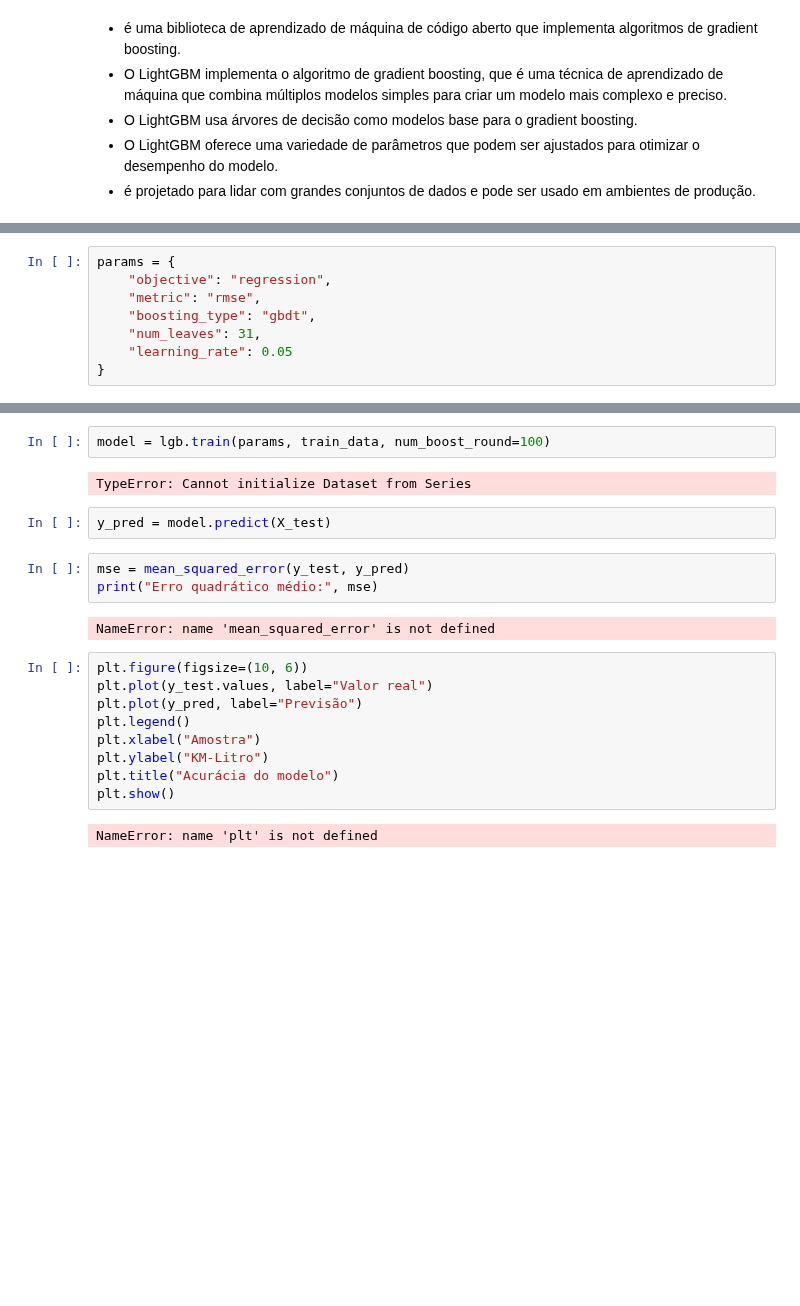
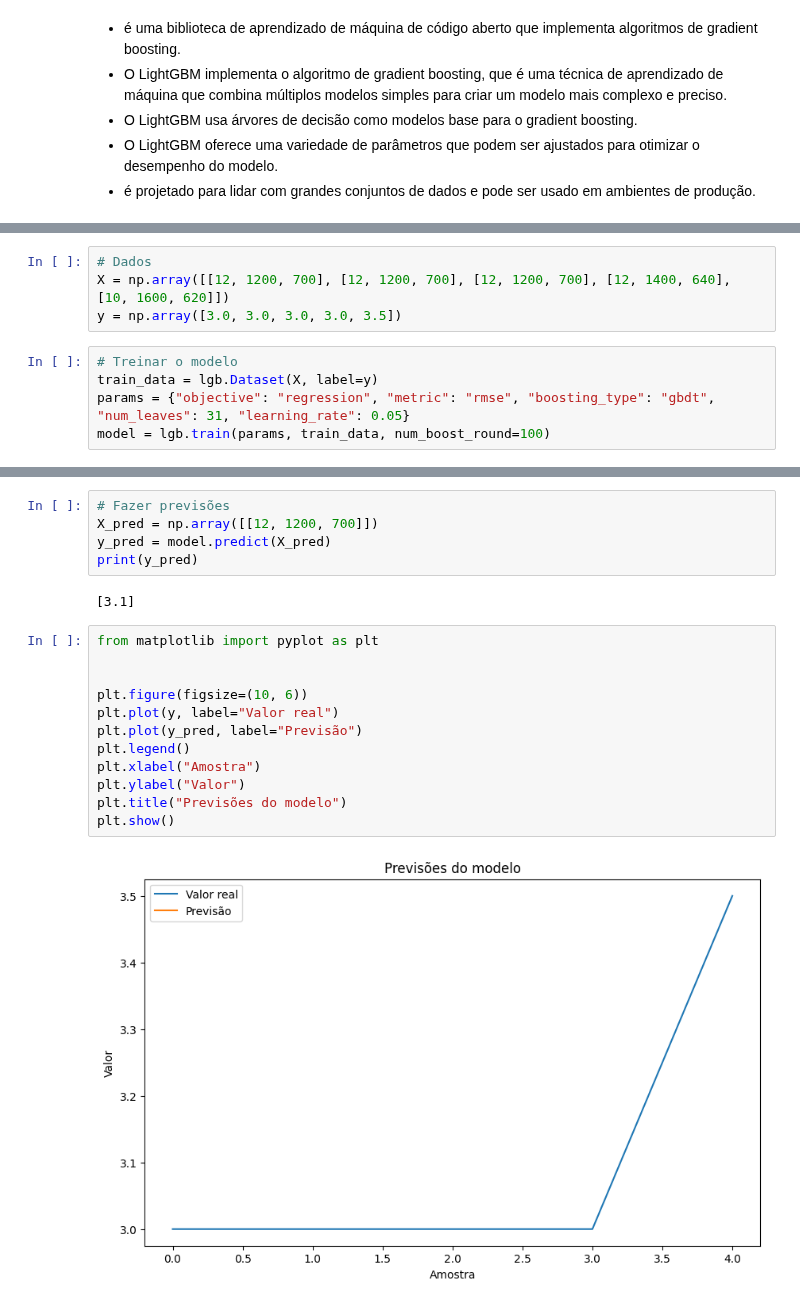
Before and after one commit to jesieldossantos/Curso-IA, a Jupyter notebook: Atividades/LIGHTGBM.ipynb, the cells around one changed output, grey strips where cells are left out. Drawn from its saved outputs; the diff is of its cells as text; blank space fills up the shorter version.

```diff
--- a/Atividades/LIGHTGBM.ipynb
+++ b/Atividades/LIGHTGBM.ipynb
@@ -63,8 +12,9 @@ test_data = lgb.Dataset(X_test, label=y_test)
+# %%
+# Dados
+X = np.array([[12, 1200, 700], [12, 1200, 700], [12, 1200, 700], [12, 1400, 640], [10, 1600, 620]])
+y = np.array([3.0, 3.0, 3.0, 3.0, 3.5])
 # %%
-params = {
-    "objective": "regression",
-    "metric": "rmse",
-    "boosting_type": "gbdt",
-    "num_leaves": 31,
-    "learning_rate": 0.05
-}
+# Treinar o modelo
+train_data = lgb.Dataset(X, label=y)
+params = {"objective": "regression", "metric": "rmse", "boosting_type": "gbdt", "num_leaves": 31, "learning_rate": 0.05}
+model = lgb.train(params, train_data, num_boost_round=100)
@@ -71,22 +39,21 @@ params = {
-# %%
-model = lgb.train(params, train_data, num_boost_round=100)
-# %% [output]
-TypeError: Cannot initialize Dataset from Series
-# %%
-y_pred = model.predict(X_test)
-# %%
-mse = mean_squared_error(y_test, y_pred)
-print("Erro quadrático médio:", mse)
-# %% [output]
-NameError: name 'mean_squared_error' is not defined
+# %%
+# Fazer previsões
+X_pred = np.array([[12, 1200, 700]])
+y_pred = model.predict(X_pred)
+print(y_pred)
+# %% [output]
+[3.1]
 # %%
+from matplotlib import pyplot as plt
+
+
 plt.figure(figsize=(10, 6))
-plt.plot(y_test.values, label="Valor real")
+plt.plot(y, label="Valor real")
 plt.plot(y_pred, label="Previsão")
 plt.legend()
 plt.xlabel("Amostra")
-plt.ylabel("KM-Litro")
-plt.title("Acurácia do modelo")
+plt.ylabel("Valor")
+plt.title("Previsões do modelo")
 plt.show()
 # %% [output]
-NameError: name 'plt' is not defined
+[figure, added]
```
Also changed, not shown: parts of 11 cells of this notebook, 1 other file.
